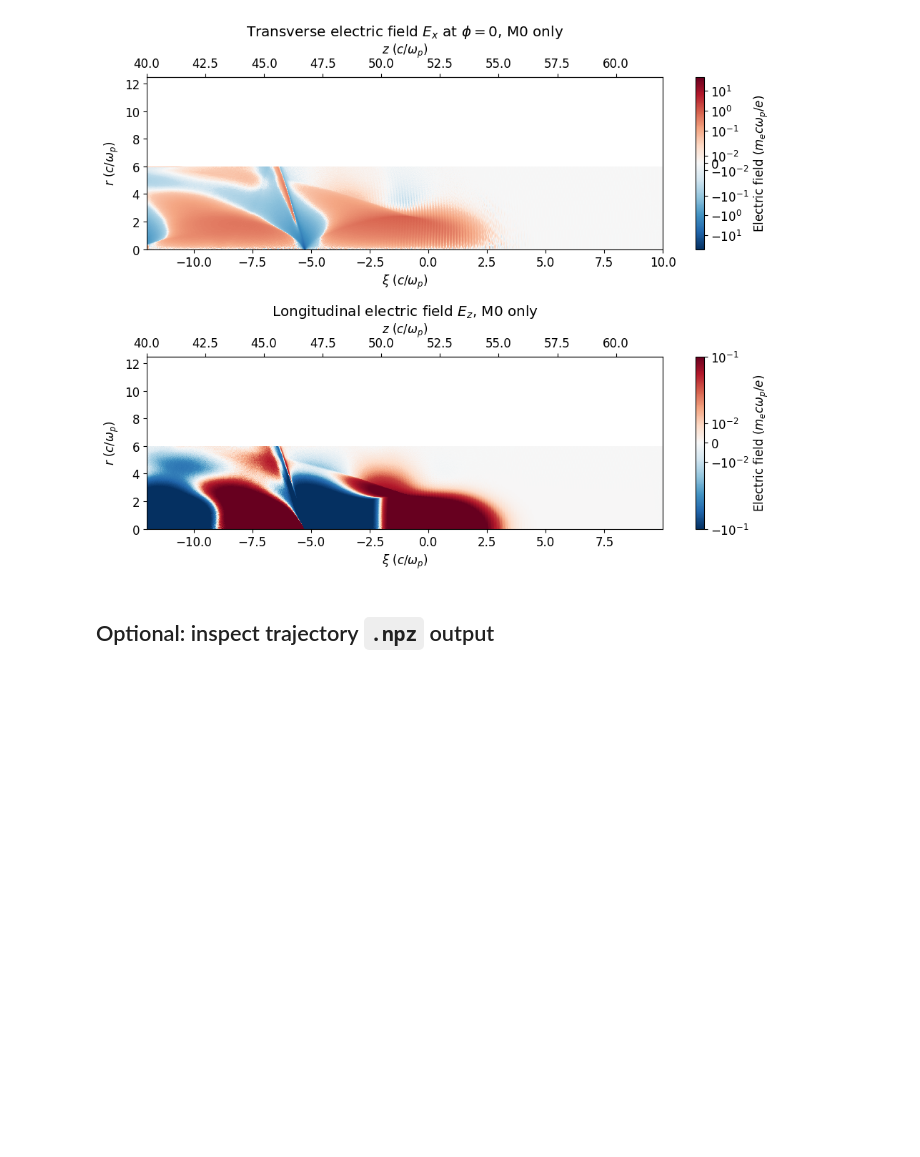
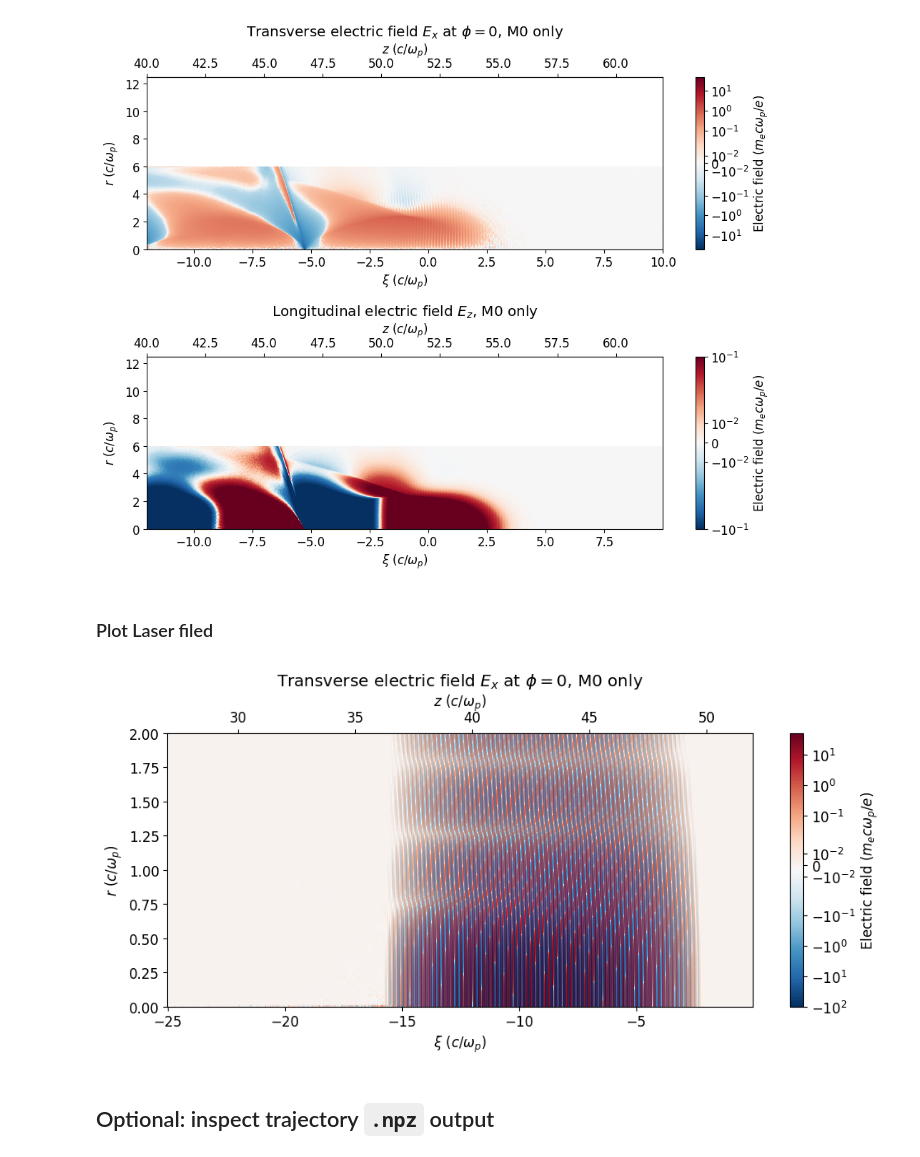
Before and after one commit to Bryson-cm/QuEP, a Jupyter notebook: E-field_plotting_simplified.ipynb, the cells around one changed output. Saved outputs shown, nothing was run; the diff lists cells and outputs as text; code cells hidden in the pictures; blank space fills up the shorter version.

Commit message:
small updates to plotting and betatron tutorial files

```diff
--- a/E-field_plotting_simplified.ipynb
+++ b/E-field_plotting_simplified.ipynb
@@ -122,6 +122,34 @@ fig.tight_layout()
 plt.show()
 # %% [output]
 [figure]
+# %% [markdown]
+### Plot Laser filed
+# %%
+# Transverse/radial electric field with the debug trajectory overlaid.
+# For mode 0 and phi = 0, E2_M0 corresponds to the radial/transverse field.
+# E2_M0 lives on (xiaxis_2, raxis_1).
+fig, ax = plt.subplots(figsize=(10, 5))
+
+mesh = plot_field(
+    ax,
+    sim.xiaxis_2,
+    sim.raxis_1,
+    sim.E2_M1_Re,
+    r"Transverse electric field $E_x$ at $\phi=0$, M0 only",
+    vmin=-100,
+    vmax=50,
+    ylim=(0, 2),
+)
+
+# ax.set_xlim(-5,-1)
+
+cbar = fig.colorbar(mesh, ax=ax)
+cbar.set_label(r"Electric field $(m_e c \omega_p / e)$")
+
+fig.tight_layout()
+plt.show()
+# %% [output]
+[figure, added]
 # %% [markdown]
 ## Optional: inspect trajectory `.npz` output
 # %%
```
Also changed, not shown: parts of 2 cells of this notebook, 3 other files.
